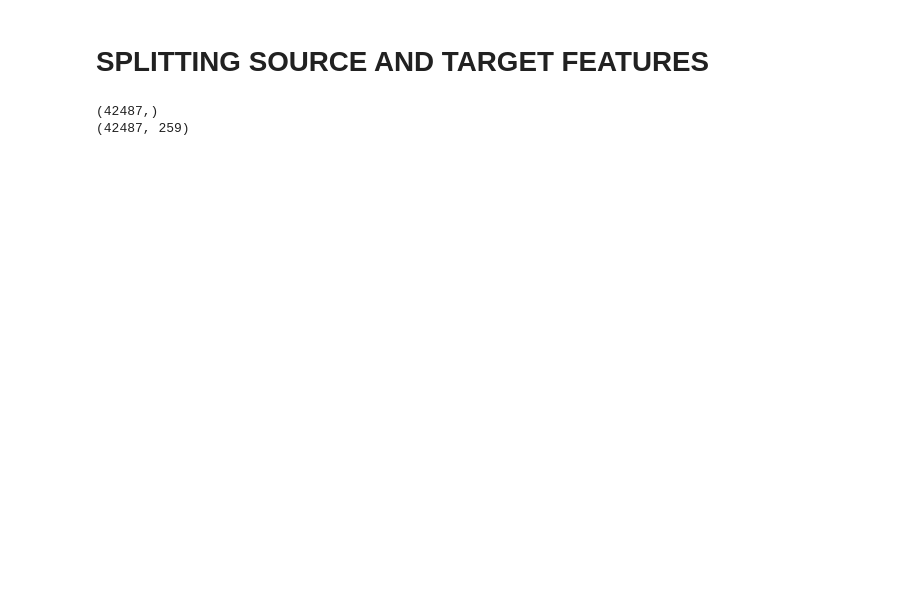
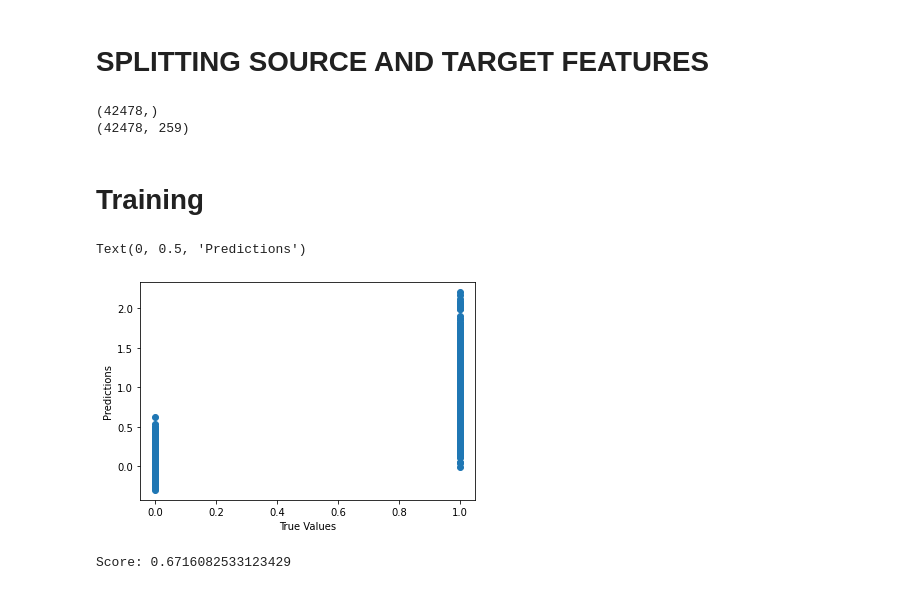
Before and after one commit to shayekh00/Loan-Defaulter, a Jupyter notebook: Loan_Defaulter.ipynb, the cells around one changed output. Cells and saved outputs as stored; diff of their text form; code cells hidden in the pictures; blank space fills up the shorter version.

```diff
--- a/Loan_Defaulter.ipynb
+++ b/Loan_Defaulter.ipynb
@@ -306,6 +298,11 @@ array(['Fully Paid', 'Charged Off', 'Late (31-120 days)',
        'Does not meet the credit policy. Status:Fully Paid',
        'Does not meet the credit policy. Status:Charged Off'],
       dtype=object)
+# %%
+
+Null_dropped_dataset.drop( Null_dropped_dataset[ Null_dropped_dataset['loan_status'] == 'Current' ].index , axis=0, inplace=True)
+Null_dropped_dataset.drop( Null_dropped_dataset[ Null_dropped_dataset['loan_status'] == 'In Grace Period' ].index , axis=0, inplace=True)
+Null_dropped_dataset.drop( Null_dropped_dataset[ Null_dropped_dataset['loan_status'] == 'Default' ].index , axis=0, inplace=True)
 # %%
 #Label Encoding
 mapping = {
@@ -370,5 +372,28 @@ Y=Null_dropped_dataset['loan_status']
 print(Y.shape)
 print(X.shape)
 # %% [output]
-(42487,)
-(42487, 259)
+(42478,)
+(42478, 259)
+# %%
+from sklearn import datasets, linear_model
+from sklearn.model_selection import train_test_split
+from matplotlib import pyplot as plt
+
+X_train, X_test, y_train, y_test = train_test_split(X, Y, test_size=0.2)
+# %% [markdown]
+# **Training**
+# %%
+lm = linear_model.LinearRegression()
+model = lm.fit(X_train, y_train)
+predictions = lm.predict(X_test)
+# %%
+plt.scatter(y_test, predictions)
+plt.xlabel("True Values")
+plt.ylabel("Predictions")
+# %% [output]
+Text(0, 0.5, 'Predictions')
+[figure, added]
+# %%
+print ("Score:", model.score(X_test, y_test) )
+# %% [output]
+Score: 0.6716082533123429
```
Also changed, not shown: parts of 4 cells of this notebook.
